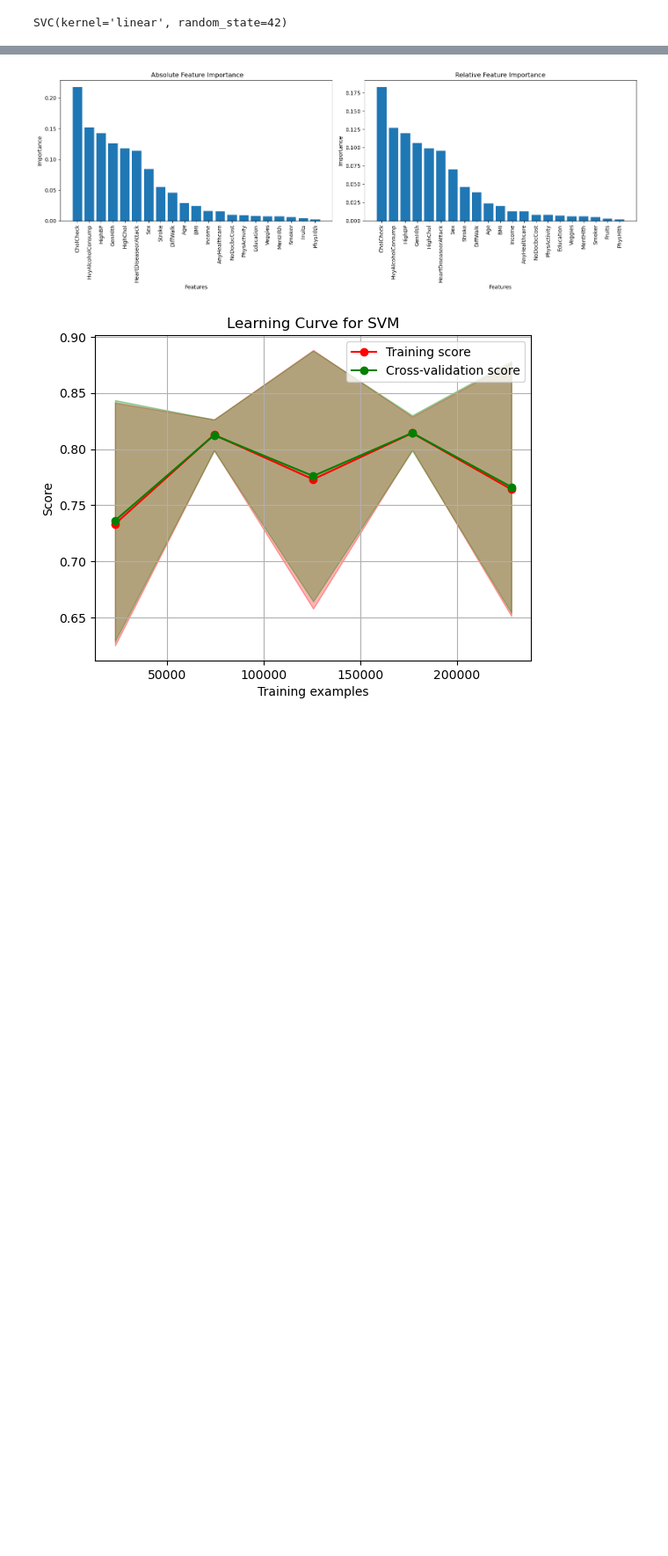
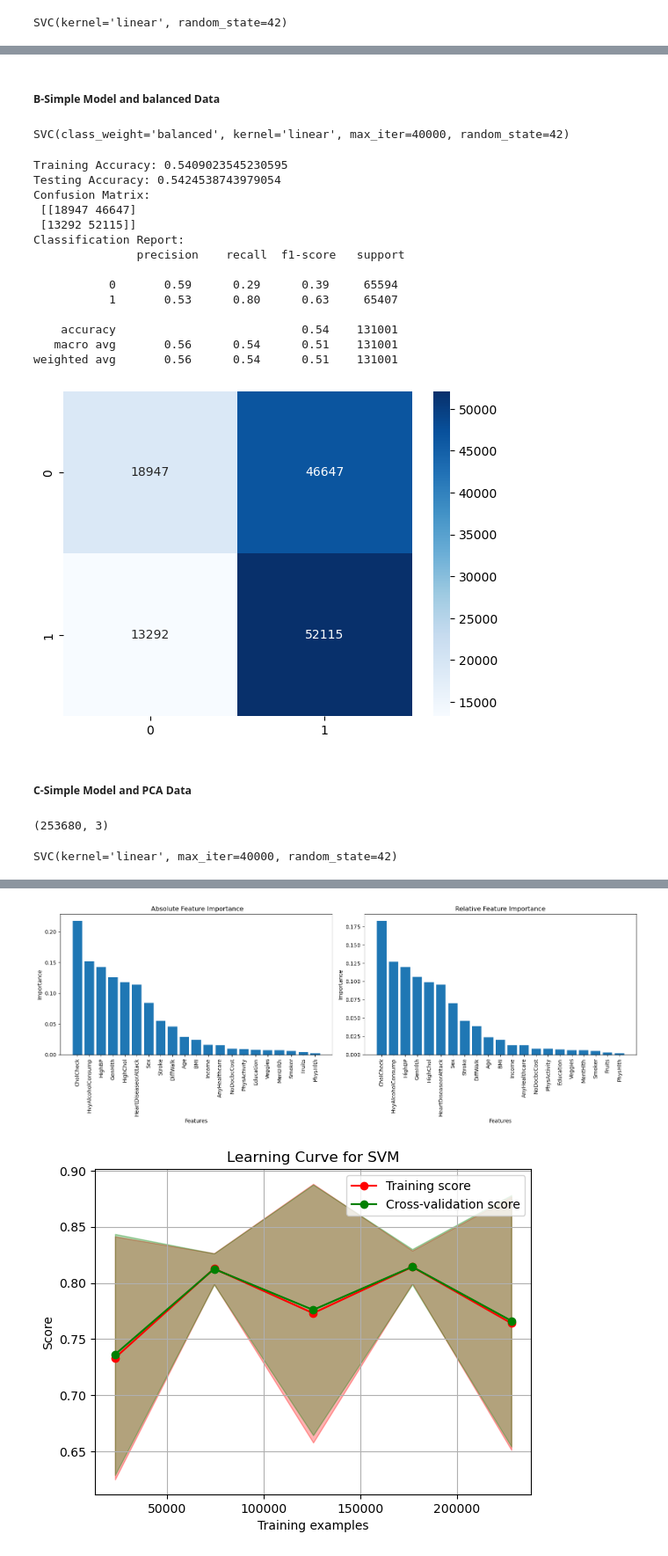
Before and after one commit to yasmineghanem/ML-Project, a Jupyter notebook: SVM.ipynb, the cells around one changed output, grey strips where cells are left out. Shown at 88% size. Drawn from its saved outputs; the diff is of its cells as text; code cells hidden in the pictures; blank space fills up the shorter version.

```diff
--- a/SVM.ipynb
+++ b/SVM.ipynb
@@ -151,0 +175,64 @@ Testing Accuracy: 0.8620900346893724
+# %% [markdown]
+##### B-Simple Model and balanced Data
+# %%
+#################################################### Model Training ####################################################
+svm_model = SVC(kernel='linear',class_weight='balanced', random_state=42, max_iter=40000)
+svm_model.fit(x_train_resampled, y_train_resampled)
+# %% [output]
+SVC(class_weight='balanced', kernel='linear', max_iter=40000, random_state=42)
+# %%
+#################################################### Model Evaluation ####################################################
+# Evaluate model
+y_pred_train = svm_model.predict(x_train_resampled)
+y_pred_test = svm_model.predict(x_test_resampled)
+# %%
+train_accuracy = accuracy_score(y_train_resampled, y_pred_train)
+test_accuracy = accuracy_score(y_test_resampled, y_pred_test)
+conf_matrix = confusion_matrix(y_test_resampled, y_pred_test)
+class_report = classification_report(y_test_resampled, y_pred_test)
+
+print("Training Accuracy:", train_accuracy)
+print("Testing Accuracy:", test_accuracy)
+print("Confusion Matrix: \n", conf_matrix)
+print("Classification Report: \n", class_report)
+
+sns.heatmap(conf_matrix, annot=True, fmt='d', cmap='Blues')
+plt.show()
+# %% [output]
+Training Accuracy: 0.5409023545230595
+Testing Accuracy: 0.5424538743979054
+Confusion Matrix:
+ [[18947 46647]
+ [13292 52115]]
+Classification Report:
+               precision    recall  f1-score   support
+
+           0       0.59      0.29      0.39     65594
+           1       0.53      0.80      0.63     65407
+
+    accuracy                           0.54    131001
+   macro avg       0.56      0.54      0.51    131001
+weighted avg       0.56      0.54      0.51    131001
+[figure, added]
+# %% [markdown]
+##### C-Simple Model and PCA Data
+# %%
+from sklearn.decomposition import PCA
+from sklearn.preprocessing import StandardScaler
+
+std_scaler = StandardScaler()
+scaled_features = std_scaler.fit_transform(features)
+
+# Apply PCA
+pca = PCA(n_components=3)
+reduced_features = pca.fit_transform(scaled_features)
+print(reduced_features.shape)
+# split features after pca to test and train
+x_train_pca, x_test_pca, y_train_pca, y_test_pca = train_test_split(reduced_features, labels, test_size=0.3, random_state=42)
+# %% [output]
+(253680, 3)
+# %%
+svm_model = SVC(kernel='linear', random_state=42, max_iter=40000)
+svm_model.fit(x_train_pca, y_train_pca)
+# %% [output]
+SVC(kernel='linear', max_iter=40000, random_state=42)
```
Also changed, not shown: parts of 13 cells of this notebook, 2 other files.
